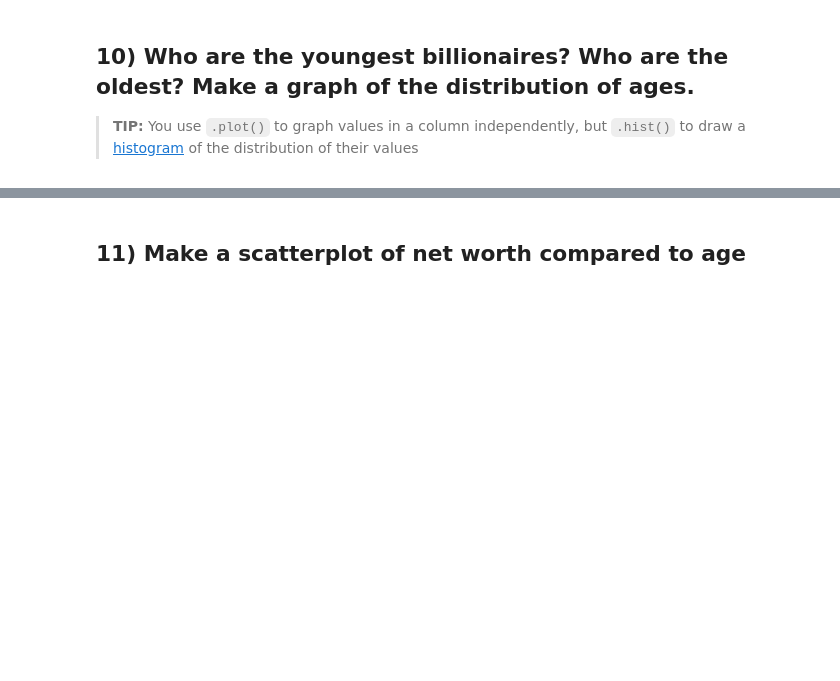
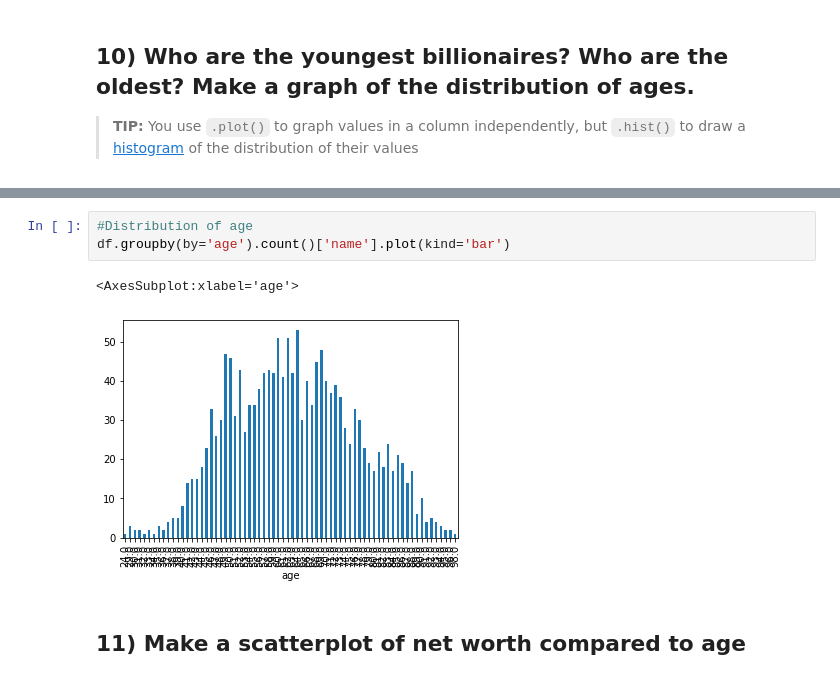
Before and after one commit to jjs021/jupyter-apis-homework, a Jupyter notebook: 02-Billionaires.ipynb, the cells around one changed output, grey strips where cells are left out. Saved outputs shown, nothing was run; the diff lists cells and outputs as text; blank space fills up the shorter version.

```diff
--- a/02-Billionaires.ipynb
+++ b/02-Billionaires.ipynb
@@ -57,2 +248,8 @@ I am **not** asking which country has the most billionaires - this is **total am
+# %%
+#Distribution of age
+df.groupby(by='age').count()['name'].plot(kind='bar')
+# %% [output]
+<AxesSubplot:xlabel='age'>
+[figure, added]
 # %% [markdown]
 ## 11) Make a scatterplot of net worth compared to age
```
Also changed, not shown: parts of 22 cells of this notebook.
